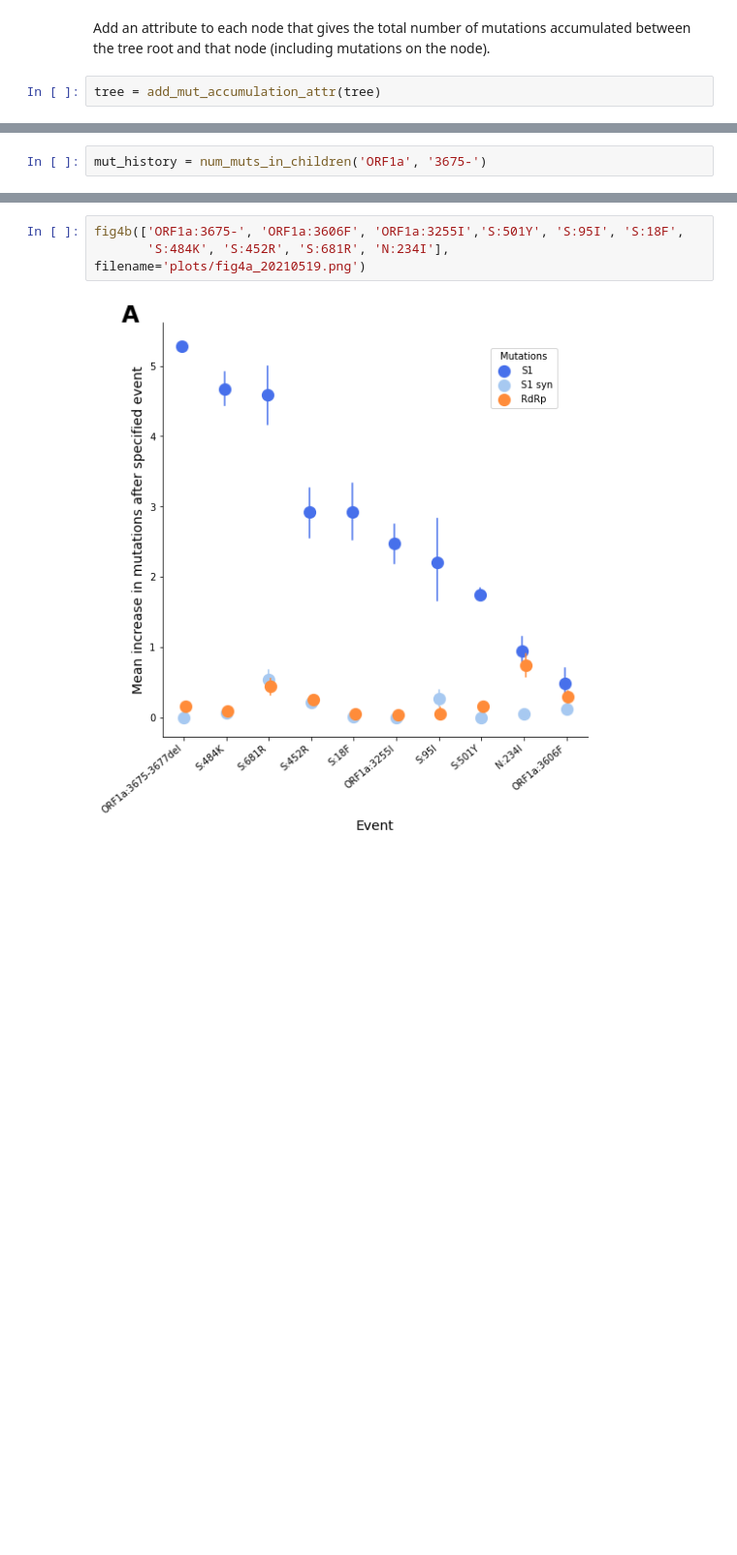
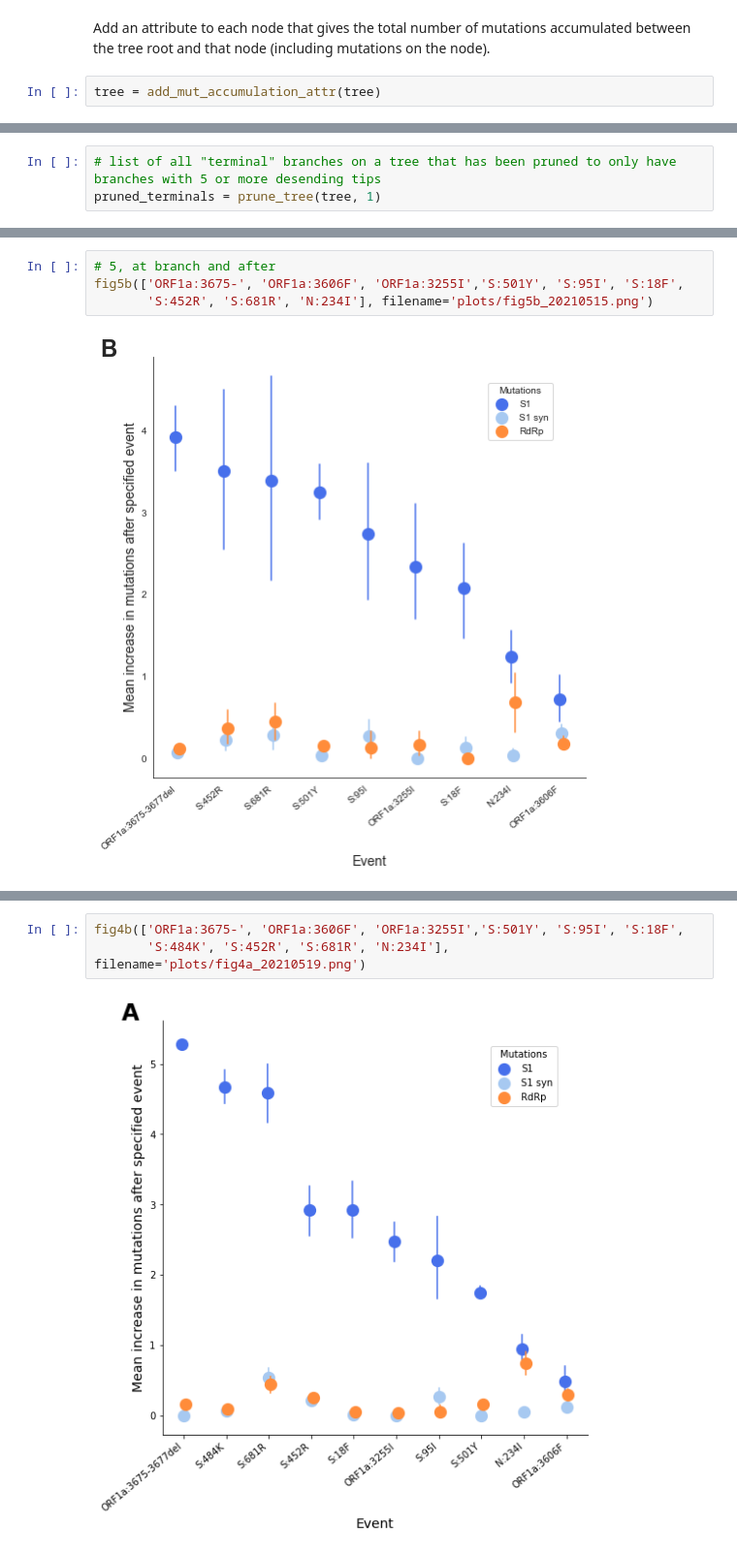
Before and after one commit to blab/sarscov2-adaptive-evolution, a Jupyter notebook: analysis/fig5b-s1_muts_before_vs_after.ipynb, the cells around one changed output, grey strips where cells are left out. Shown at 97% size. Saved outputs shown, nothing was run; the diff lists cells and outputs as text; blank space fills up the shorter version.

```diff
--- a/analysis/fig5b-s1_muts_before_vs_after.ipynb
+++ b/analysis/fig5b-s1_muts_before_vs_after.ipynb
@@ -263,2 +98,0 @@ def fig5b(list_of_muts, filename=None):
-# %%
-mut_history = num_muts_in_children('ORF1a', '3675-')
@@ -268,0 +101,3 @@ mut_history
+# %%
+# list of all "terminal" branches on a tree that has been pruned to only have branches with 5 or more desending tips
+pruned_terminals = prune_tree(tree, 1)
@@ -268,0 +256,6 @@ mut_history
+# %%
+# 5, at branch and after
+fig5b(['ORF1a:3675-', 'ORF1a:3606F', 'ORF1a:3255I','S:501Y', 'S:95I', 'S:18F',
+       'S:452R', 'S:681R', 'N:234I'], filename='plots/fig5b_20210515.png')
+# %% [output]
+[figure, added]
```
Also changed, not shown: parts of 16 cells of this notebook, 8 other files.
